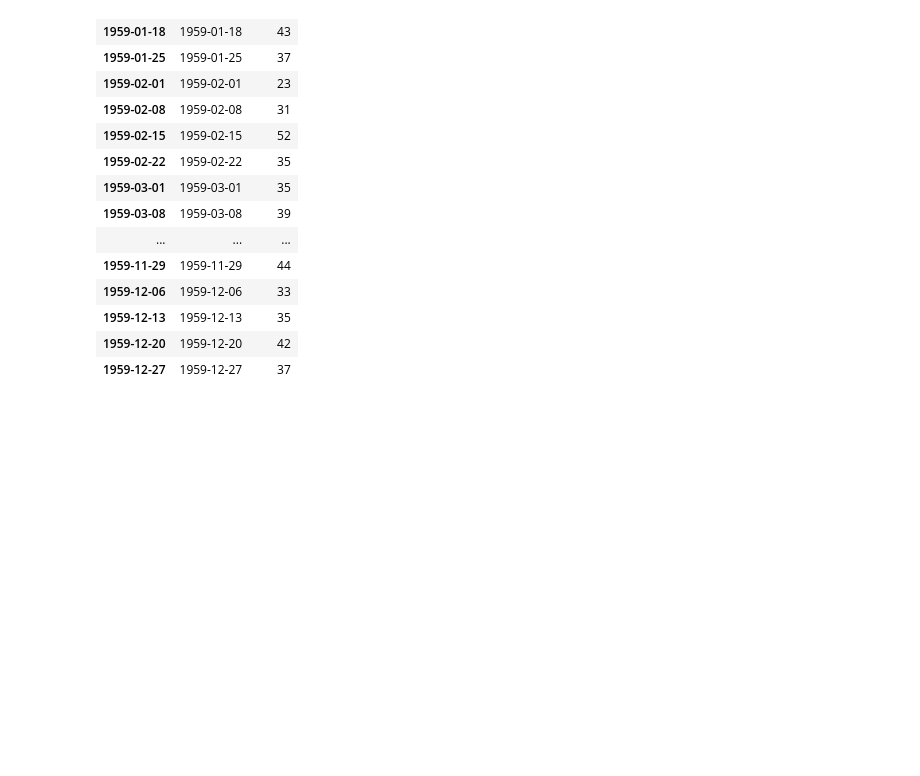
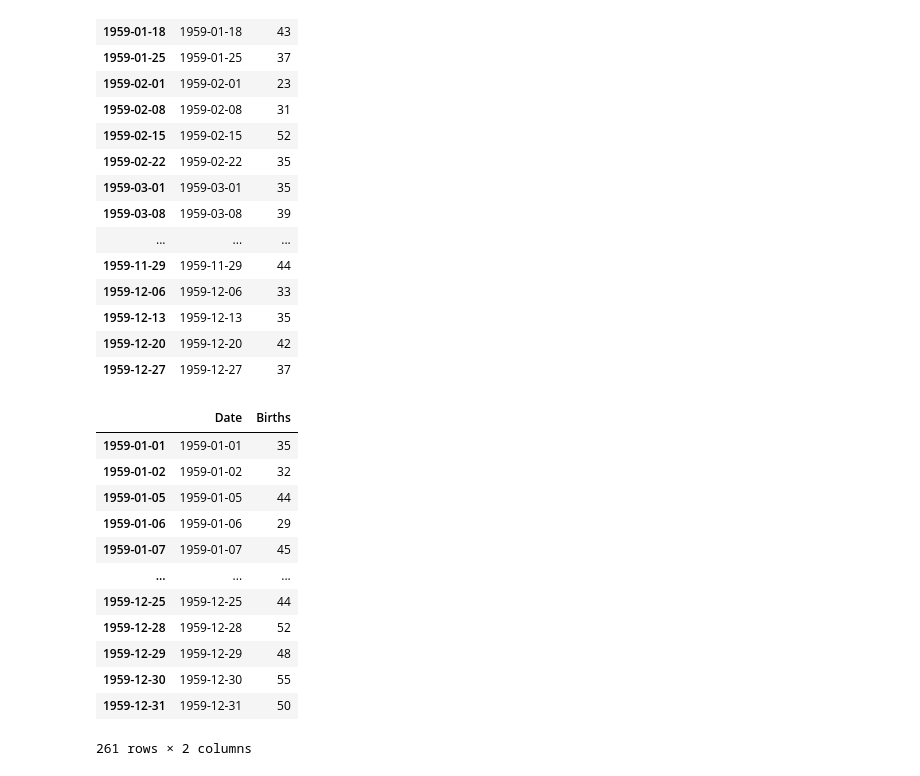
Before and after one commit to Rajiv2806/Python-Code-Helpers, a Jupyter notebook: Pandas/Pandas Dates.ipynb, the cells around one changed output. Cells and saved outputs as stored; diff of their text form; code cells hidden in the pictures; blank space fills up the shorter version.

```diff
--- a/Pandas/Pandas Dates.ipynb
+++ b/Pandas/Pandas Dates.ipynb
@@ -263,3 +265,20 @@ df.asfreq("W", method='pad')
 | 1959-12-13 | 1959-12-13 | 35 |
 | 1959-12-20 | 1959-12-20 | 42 |
 | 1959-12-27 | 1959-12-27 | 37 |
+# %%
+# Fill the missing values with a method
+df.asfreq("B", method='pad')
+# %% [output]
+|  | Date | Births |
+| 1959-01-01 | 1959-01-01 | 35 |
+| 1959-01-02 | 1959-01-02 | 32 |
+| 1959-01-05 | 1959-01-05 | 44 |
+| 1959-01-06 | 1959-01-06 | 29 |
+| 1959-01-07 | 1959-01-07 | 45 |
+| ... | ... | ... |
+| 1959-12-25 | 1959-12-25 | 44 |
+| 1959-12-28 | 1959-12-28 | 52 |
+| 1959-12-29 | 1959-12-29 | 48 |
+| 1959-12-30 | 1959-12-30 | 55 |
+| 1959-12-31 | 1959-12-31 | 50 |
+261 rows × 2 columns
```
Also changed, not shown: parts of 73 cells of this notebook.
